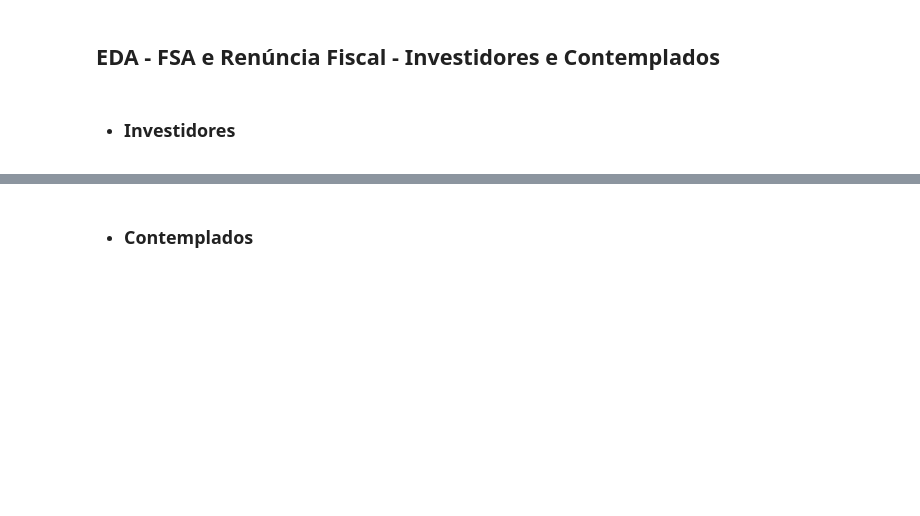
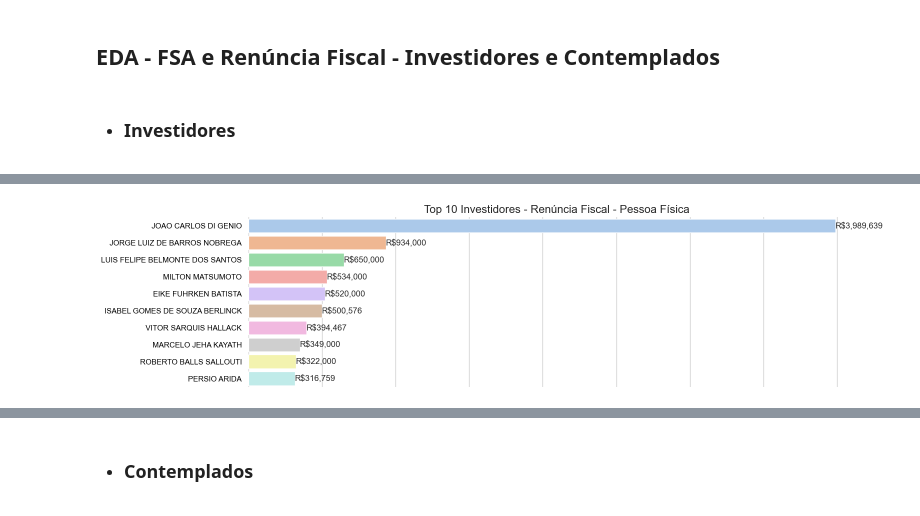
Before and after one commit to fonsecadados/ANCINE-ETL-dados-abertos, a Jupyter notebook: EDA/eda_analise_fsa.ipynb, the cells around one changed output, grey strips where cells are left out. Cells and saved outputs as stored; diff of their text form; code cells hidden in the pictures; blank space fills up the shorter version.

```diff
--- a/EDA/eda_analise_fsa.ipynb
+++ b/EDA/eda_analise_fsa.ipynb
@@ -144,3 +135,37 @@ df_invest_proj_renun_fiscal.head(5)
 | 2 | 00.001.180/0001-26 | CENTRAIS ELÉTRICAS BRASILEIRAS S.... | 1.250000e+06 | 0.0 | 0.0 | 0.00 | 0.0 | 0.0 | 0.0 | 0.0 | ... |
 | 3 | 00.001.180/0002-07 | ELETROBRÁS - CENTRAIS ELÉTRICAS B... | 4.196216e+07 | 455000.0 | 12380700.2 | 499630.00 | 0.0 | 0.0 | 0.0 | 0.0 | ... |
 | 4 | 00.014.385/0001-46 | BV TRADING S/A | 0.000000e+00 | 0.0 | 0.0 | 2000.00 | 0.0 | 0.0 | 0.0 | 0.0 | ... |
+# %%
+#Top 10 Investidores - Renúncia Fiscal
+top_invest = df_invest_proj_renun_fiscal.loc[df_invest_proj_renun_fiscal['CNPJ_INVESTIDOR'] == 'Pessoa Fisica']
+top_invest
+top_invest_top = top_invest.sort_values(by='VL_TOTAL_INVESTIDO', ascending=False).head(10)
+
+plt.figure(figsize=(16, 4))
+sns.set_theme(style="whitegrid")
+
+
+sns.set_color_codes("pastel")
+sns.barplot(x="VL_TOTAL_INVESTIDO", y="INVESTIDOR", data=top_invest_top,
+            label="VL_TOTAL_INVESTIDO", palette="pastel")
+
+for index, value in enumerate(top_invest_top['VL_TOTAL_INVESTIDO']):
+    plt.text(value, index, f'R${value:,.0f}', va='center', fontsize=12)
+
+plt.xlabel("")
+plt.ylabel("")
+plt.title("Top 10 Investidores - Renúncia Fiscal - Pessoa Física", fontsize=16)
+
+sns.despine(left=True, bottom=True)
+
+plt.yticks(color='black')
+
+def format_labels(value, pos):
+    return
+
+ax = plt.gca()
+ax.xaxis.set_major_formatter(ticker.FuncFormatter(format_labels))
+plt.tight_layout()
+plt.show()
+# %% [output]
+[figure, added]
```
Also changed, not shown: parts of 19 cells of this notebook.
